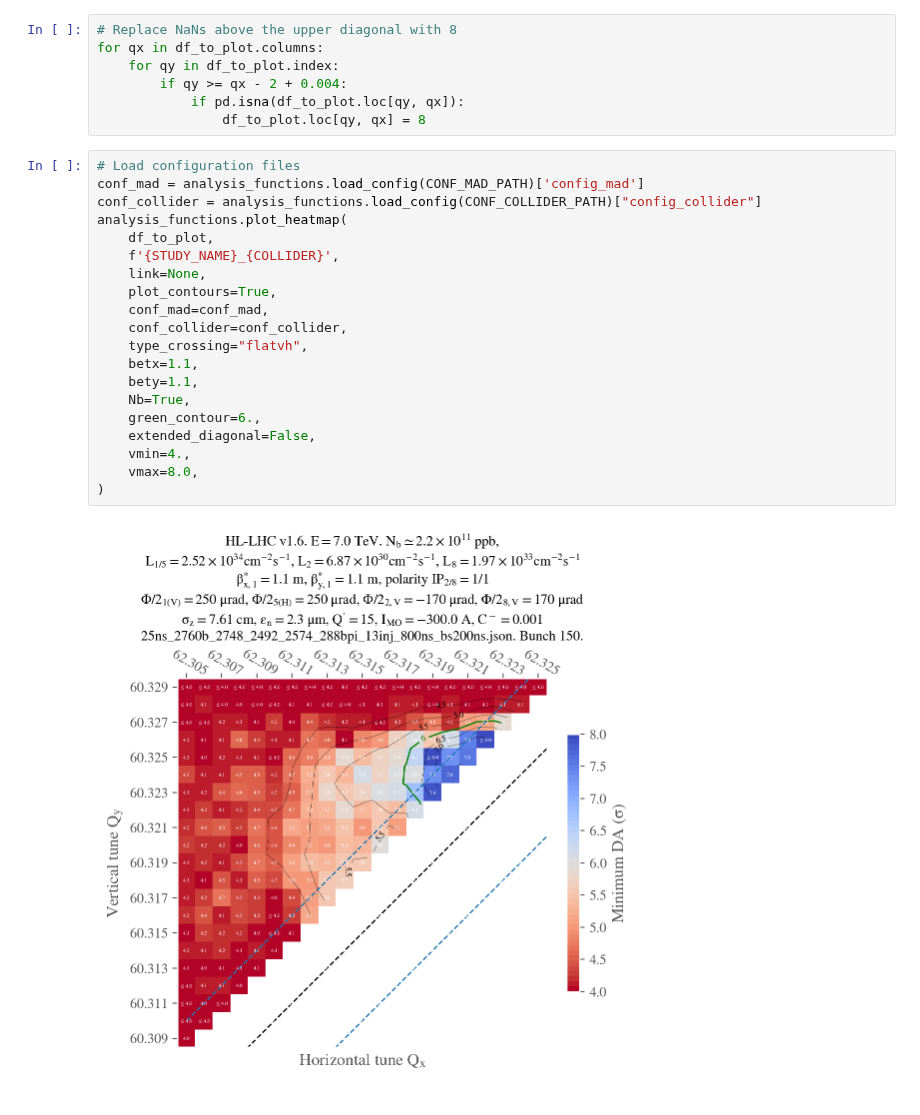
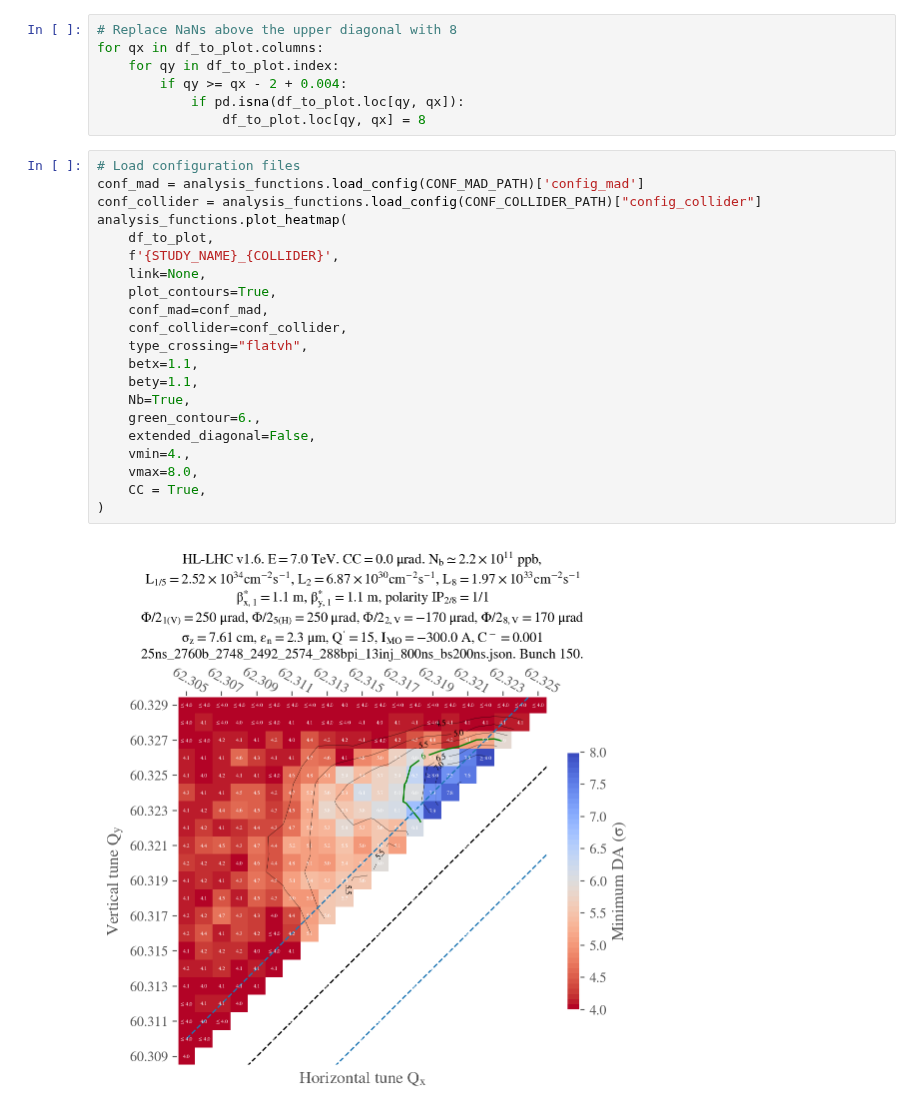
Before and after one commit to ColasDroin/DA_IPAC_2024, a Jupyter notebook: studies/analysis/analysis_tune_scan_end_of_collapse_round.ipynb, the cells around one changed output. Saved outputs shown, nothing was run; the diff lists cells and outputs as text.

```diff
--- a/studies/analysis/analysis_tune_scan_end_of_collapse_round.ipynb
+++ b/studies/analysis/analysis_tune_scan_end_of_collapse_round.ipynb
@@ -84,22 +84,23 @@ for qx in df_to_plot.columns:
 # %%
 # Load configuration files
 conf_mad = analysis_functions.load_config(CONF_MAD_PATH)['config_mad']
 conf_collider = analysis_functions.load_config(CONF_COLLIDER_PATH)["config_collider"]
 analysis_functions.plot_heatmap(
     df_to_plot,
     f'{STUDY_NAME}_{COLLIDER}',
     link=None,
     plot_contours=True,
     conf_mad=conf_mad,
     conf_collider=conf_collider,
     type_crossing="flatvh",
     betx=1.1,
     bety=1.1,
     Nb=True,
     green_contour=6.,
     extended_diagonal=False,
     vmin=4.,
     vmax=8.0,
+    CC = True,
 )
 # %% [output]
-[figure, old version]
+[figure, new version]
```
Also changed, not shown: 12 other files.
